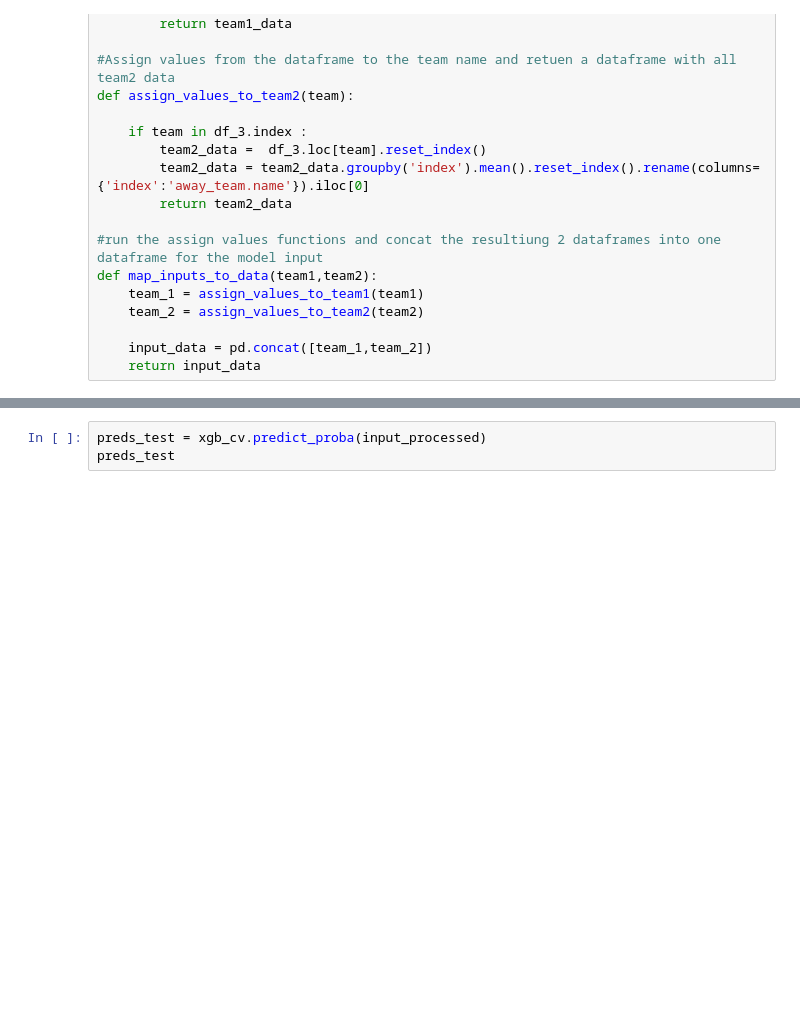
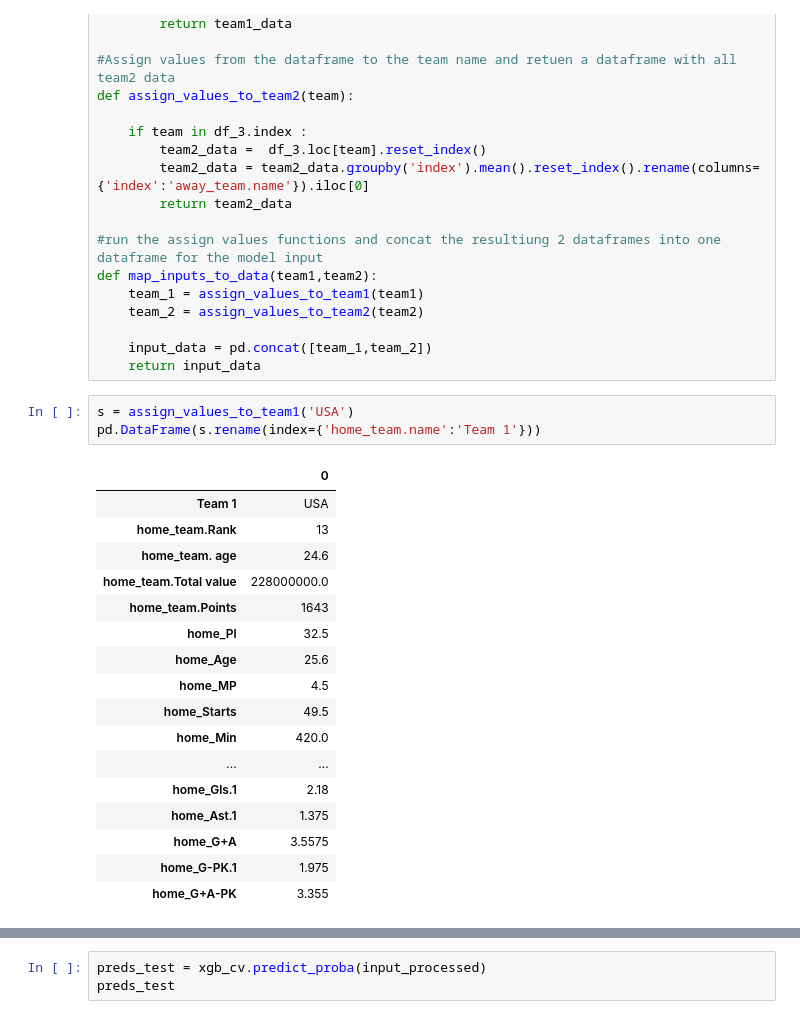
Before and after one commit to SoccerPred/stunning-octo-train, a Jupyter notebook: Model 2/Model2_building.ipynb, the cells around one changed output, grey strips where cells are left out. Saved outputs shown, nothing was run; the diff lists cells and outputs as text; blank space fills up the shorter version.

```diff
--- a/Model 2/Model2_building.ipynb
+++ b/Model 2/Model2_building.ipynb
@@ -481,3 +548,24 @@ def map_inputs_to_data(team1,team2):
 
     input_data = pd.concat([team_1,team_2])
     return input_data
+# %%
+s = assign_values_to_team1('USA')
+pd.DataFrame(s.rename(index={'home_team.name':'Team 1'}))
+# %% [output]
+|  | 0 |
+| Team 1 | USA |
+| home_team.Rank | 13 |
+| home_team. age | 24.6 |
+| home_team.Total value | 228000000.0 |
+| home_team.Points | 1643 |
+| home_Pl | 32.5 |
+| home_Age | 25.6 |
+| home_MP | 4.5 |
+| home_Starts | 49.5 |
+| home_Min | 420.0 |
+| ... | ... |
+| home_Gls.1 | 2.18 |
+| home_Ast.1 | 1.375 |
+| home_G+A | 3.5575 |
+| home_G-PK.1 | 1.975 |
+| home_G+A-PK | 3.355 |
```
Also changed, not shown: parts of 41 cells of this notebook, 2 other files.
